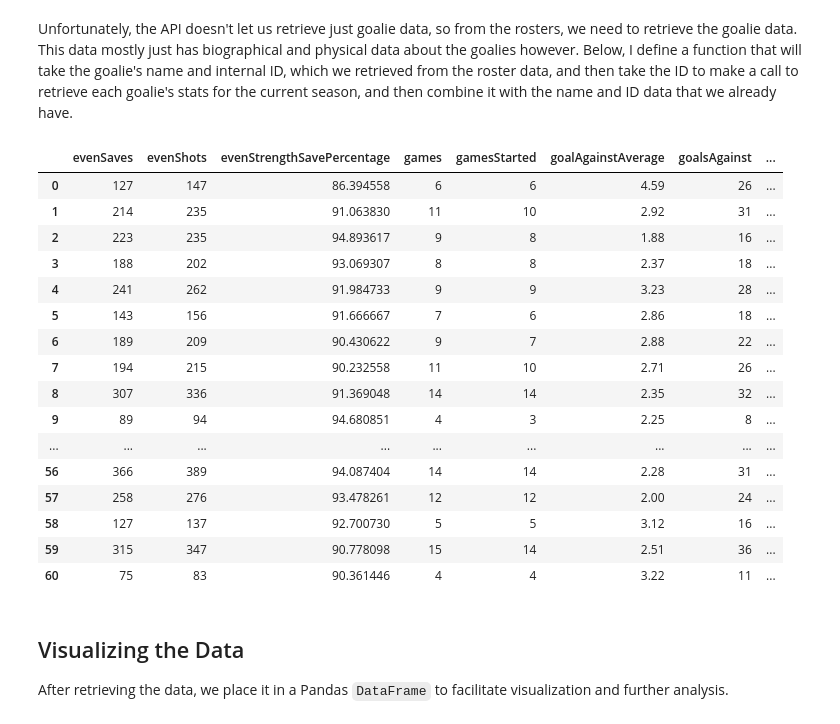
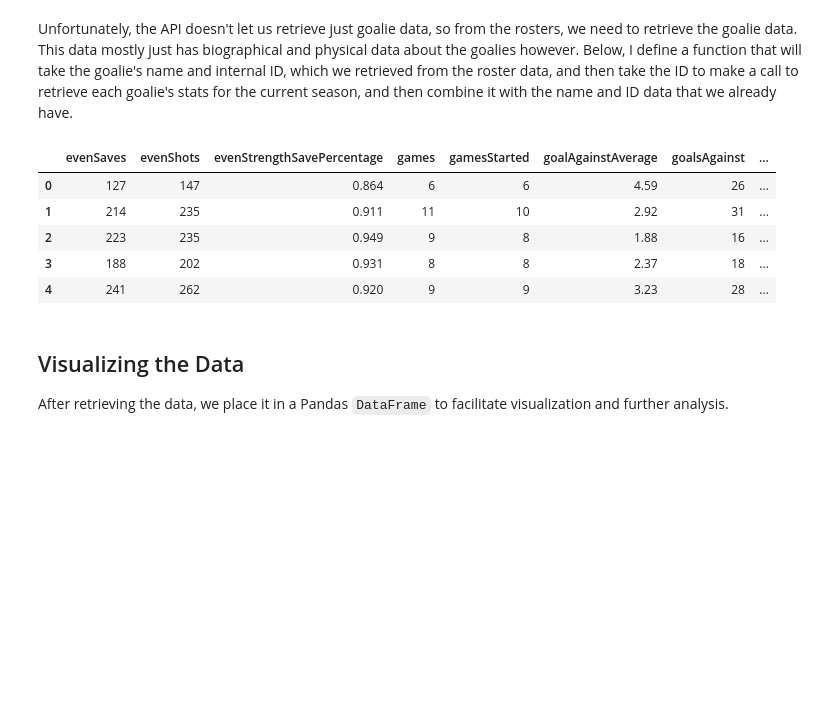
Before and after one commit to progdrum/nhl_analysis, a Jupyter notebook: goalies/goalie_stats.ipynb, the cells around one changed output. Saved outputs shown, nothing was run; the diff lists cells and outputs as text; code cells hidden in the pictures; blank space fills up the shorter version.

```diff
--- a/goalies/goalie_stats.ipynb
+++ b/goalies/goalie_stats.ipynb
@@ -56,26 +56,20 @@ def get_goalie_data(name_id):
 goalie_stats = [get_goalie_data(goalie) for goalie in goalies]
 goalie_stats = list(filter(lambda x: 'copyright' not in x.keys(), goalie_stats))
 goalie_df = pd.DataFrame(goalie_stats)
-# %%
-goalie_df
-# %% [output]
-|  | evenSaves | evenShots | evenStrengthSavePercentage | games | gamesStarted | goalAgainstAverage | goalsAgainst | ... |
-| 0 | 127 | 147 | 86.394558 | 6 | 6 | 4.59 | 26 | ... |
-| 1 | 214 | 235 | 91.063830 | 11 | 10 | 2.92 | 31 | ... |
-| 2 | 223 | 235 | 94.893617 | 9 | 8 | 1.88 | 16 | ... |
-| 3 | 188 | 202 | 93.069307 | 8 | 8 | 2.37 | 18 | ... |
-| 4 | 241 | 262 | 91.984733 | 9 | 9 | 3.23 | 28 | ... |
-| 5 | 143 | 156 | 91.666667 | 7 | 6 | 2.86 | 18 | ... |
-| 6 | 189 | 209 | 90.430622 | 9 | 7 | 2.88 | 22 | ... |
-| 7 | 194 | 215 | 90.232558 | 11 | 10 | 2.71 | 26 | ... |
-| 8 | 307 | 336 | 91.369048 | 14 | 14 | 2.35 | 32 | ... |
-| 9 | 89 | 94 | 94.680851 | 4 | 3 | 2.25 | 8 | ... |
-| ... | ... | ... | ... | ... | ... | ... | ... | ... |
-| 56 | 366 | 389 | 94.087404 | 14 | 14 | 2.28 | 31 | ... |
-| 57 | 258 | 276 | 93.478261 | 12 | 12 | 2.00 | 24 | ... |
-| 58 | 127 | 137 | 92.700730 | 5 | 5 | 3.12 | 16 | ... |
-| 59 | 315 | 347 | 90.778098 | 15 | 14 | 2.51 | 36 | ... |
-| 60 | 75 | 83 | 90.361446 | 4 | 4 | 3.22 | 11 | ... |
+# %%
+goalie_df[['evenStrengthSavePercentage',
+            'powerPlaySavePercentage',
+            'shortHandedSavePercentage']] = (goalie_df[['evenStrengthSavePercentage',
+            'powerPlaySavePercentage',
+            'shortHandedSavePercentage']] / 100).round(3)
+goalie_df.head()
+# %% [output]
+|  | evenSaves | evenShots | evenStrengthSavePercentage | games | gamesStarted | goalAgainstAverage | goalsAgainst | ... |
+| 0 | 127 | 147 | 0.864 | 6 | 6 | 4.59 | 26 | ... |
+| 1 | 214 | 235 | 0.911 | 11 | 10 | 2.92 | 31 | ... |
+| 2 | 223 | 235 | 0.949 | 9 | 8 | 1.88 | 16 | ... |
+| 3 | 188 | 202 | 0.931 | 8 | 8 | 2.37 | 18 | ... |
+| 4 | 241 | 262 | 0.920 | 9 | 9 | 3.23 | 28 | ... |
 # %% [markdown]
 ## Visualizing the Data
 
```
Also changed, not shown: parts of 4 cells of this notebook.
